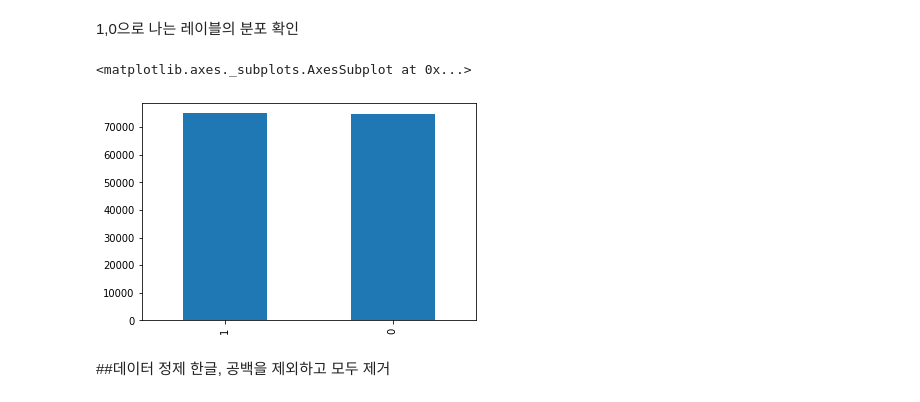
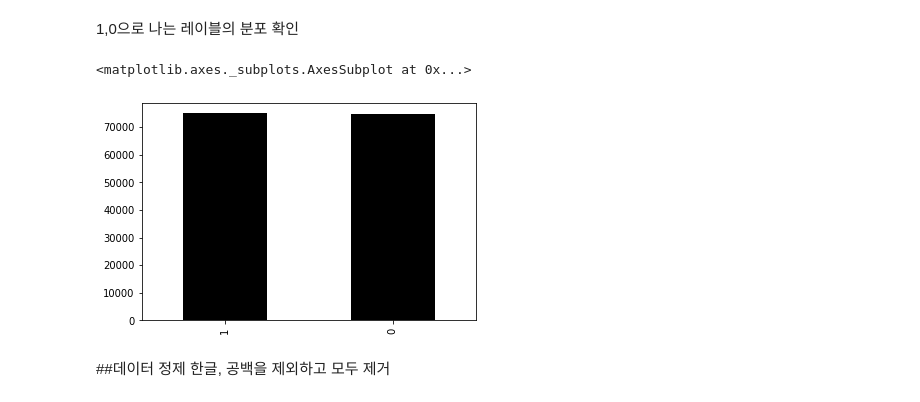
Before and after one commit to seunghak421/cp2-project, a Jupyter notebook: 리뷰데이터.ipynb, the cells around one changed output. Saved outputs shown, nothing was run; the diff lists cells and outputs as text; code cells hidden in the pictures.

```diff
--- a/리뷰데이터.ipynb
+++ b/리뷰데이터.ipynb
@@ -99,10 +108,10 @@ print('테스트용 리뷰:', len(test_data))
 # %% [markdown]
 1,0으로 나는 레이블의 분포 확인
 # %%
-train_data['label'].value_counts().plot(kind = 'bar')
+train_data['label'].value_counts().plot(kind = 'bar',color='black')
 # %% [output]
 <matplotlib.axes._subplots.AxesSubplot at 0x...>
-[figure, old version]
+[figure, new version]
 # %% [markdown]
 ##데이터 정제
 한글, 공백을 제외하고 모두 제거
```
Also changed, not shown: parts of 7 cells of this notebook.
